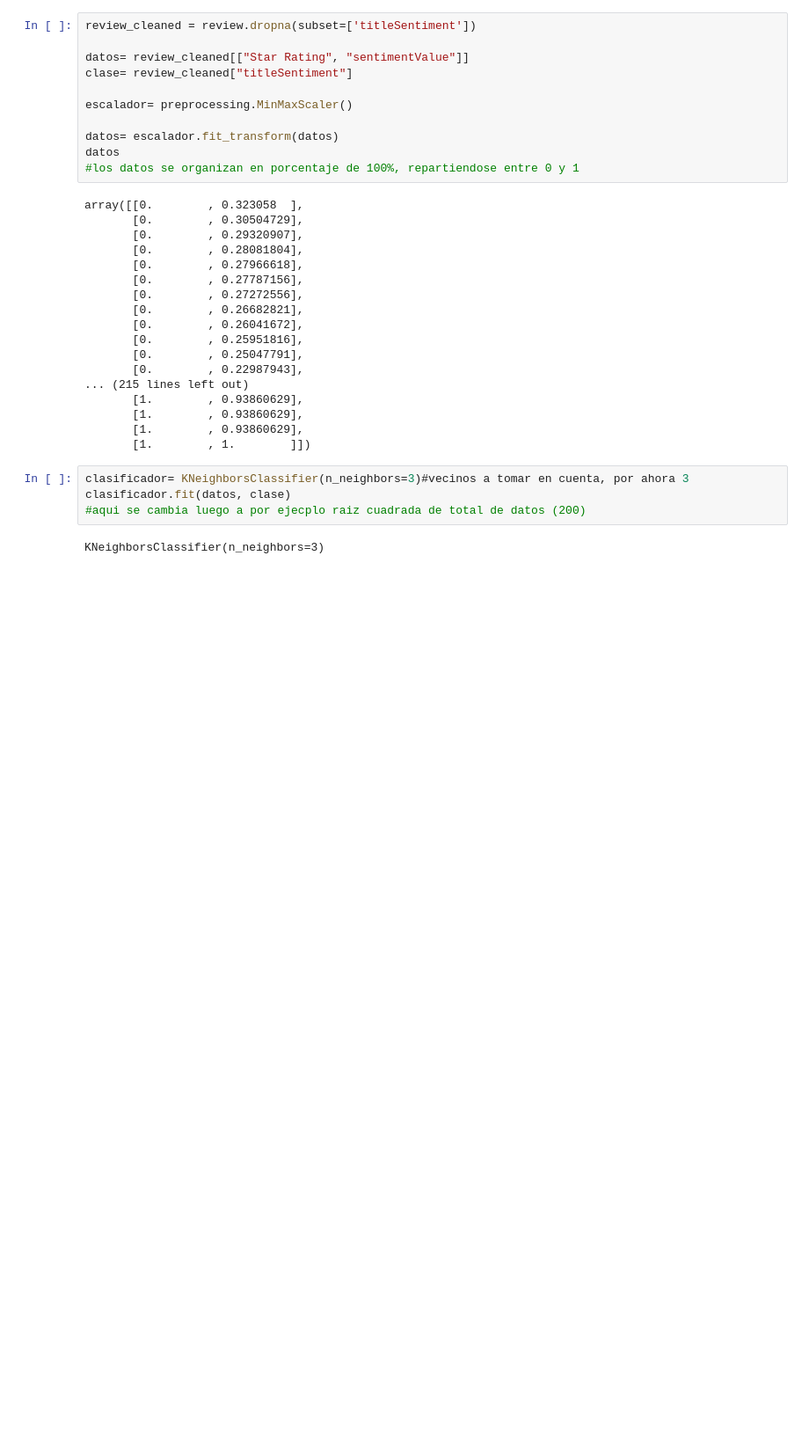
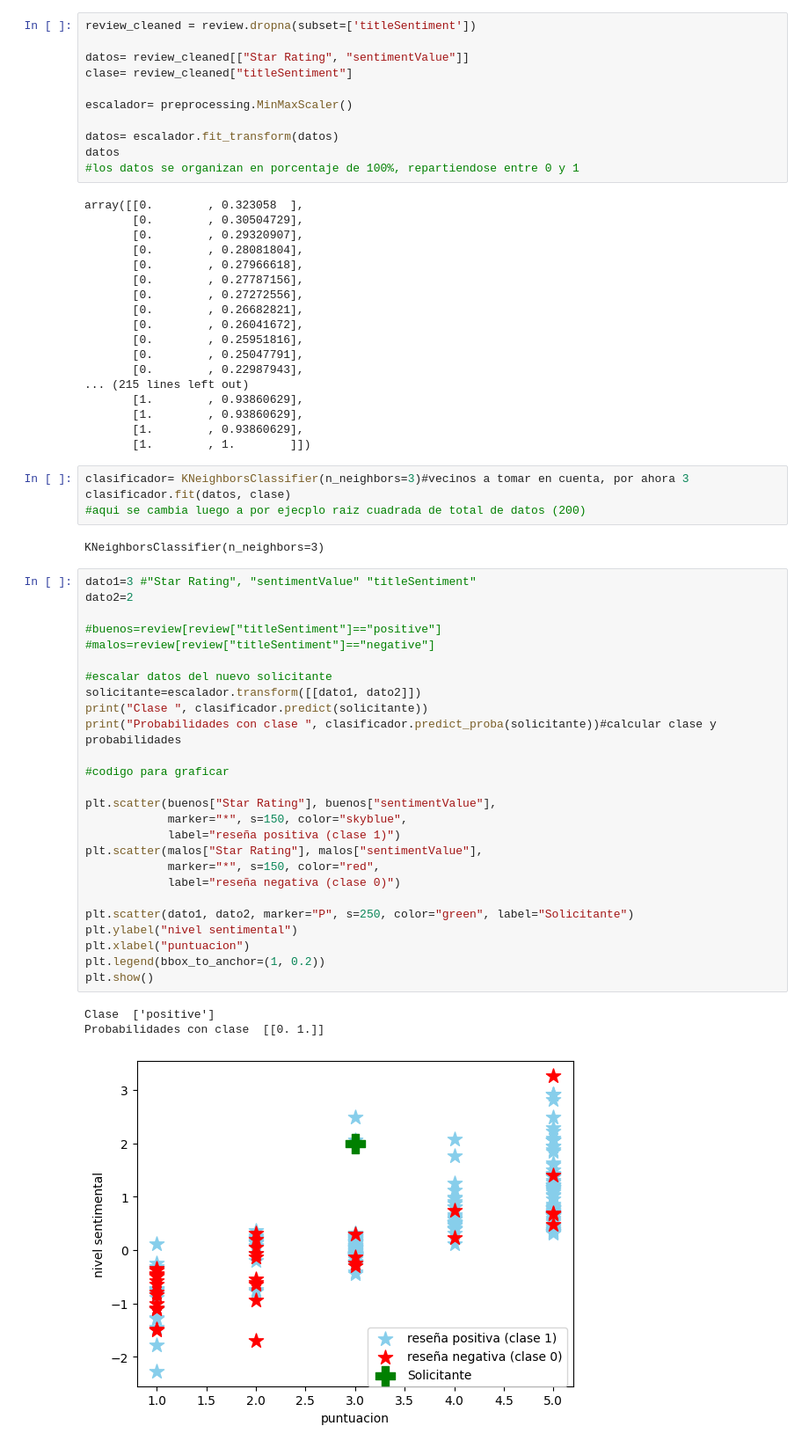
Before and after one commit to Sj-kronton/IA_2025, a Jupyter notebook: K-vecinos.ipynb, the cells around one changed output. Shown at 88% size. Cells and saved outputs as stored; diff of their text form; blank space fills up the shorter version.

```diff
--- a/K-vecinos.ipynb
+++ b/K-vecinos.ipynb
@@ -640,3 +641,33 @@ clasificador.fit(datos, clase)
 #aqui se cambia luego a por ejecplo raiz cuadrada de total de datos (200)
 # %% [output]
 KNeighborsClassifier(n_neighbors=3)
+# %%
+dato1=3 #"Star Rating", "sentimentValue" "titleSentiment"
+dato2=2
+
+#buenos=review[review["titleSentiment"]=="positive"]
+#malos=review[review["titleSentiment"]=="negative"]
+
+#escalar datos del nuevo solicitante
+solicitante=escalador.transform([[dato1, dato2]])
+print("Clase ", clasificador.predict(solicitante))
+print("Probabilidades con clase ", clasificador.predict_proba(solicitante))#calcular clase y probabilidades
+
+#codigo para graficar
+
+plt.scatter(buenos["Star Rating"], buenos["sentimentValue"],
+            marker="*", s=150, color="skyblue",
+            label="reseña positiva (clase 1)")
+plt.scatter(malos["Star Rating"], malos["sentimentValue"],
+            marker="*", s=150, color="red",
+            label="reseña negativa (clase 0)")
+
+plt.scatter(dato1, dato2, marker="P", s=250, color="green", label="Solicitante")
+plt.ylabel("nivel sentimental")
+plt.xlabel("puntuacion")
+plt.legend(bbox_to_anchor=(1, 0.2))
+plt.show()
+# %% [output]
+Clase  ['positive']
+Probabilidades con clase  [[0. 1.]]
+[figure, added]
```
Also changed, not shown: parts of 3 cells of this notebook.
